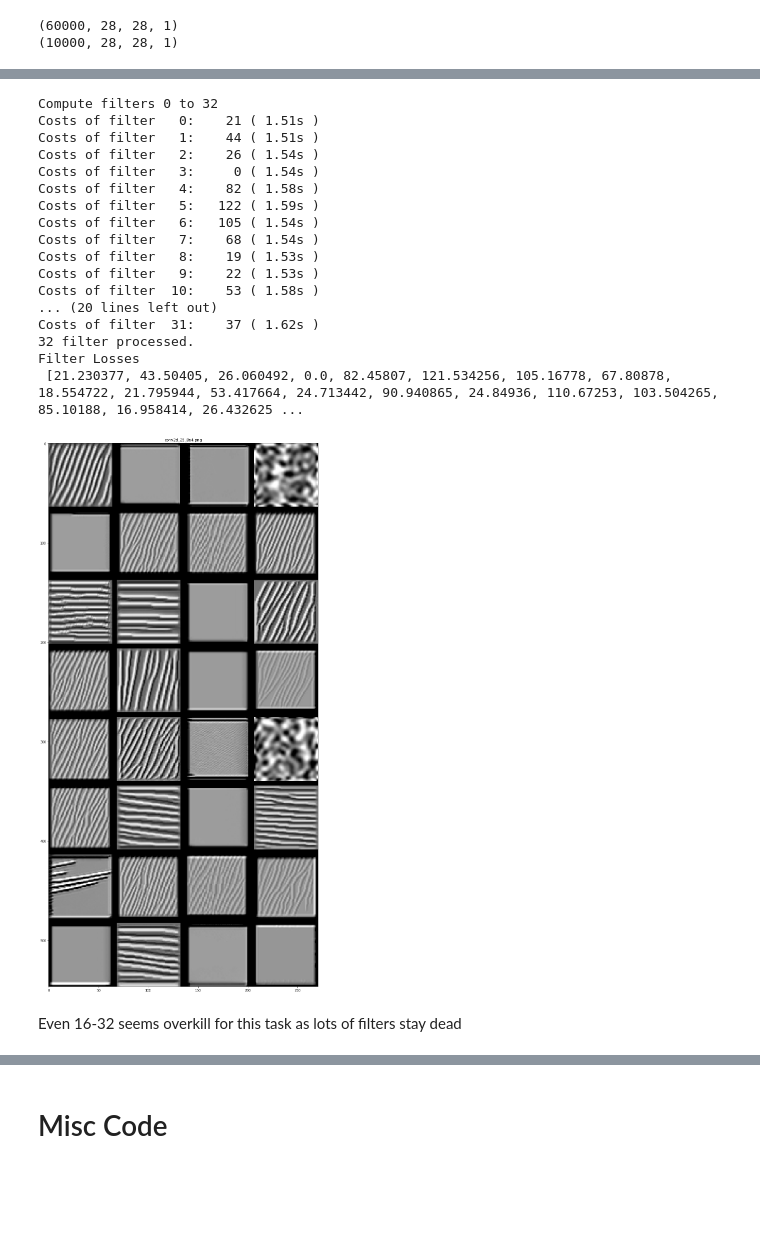
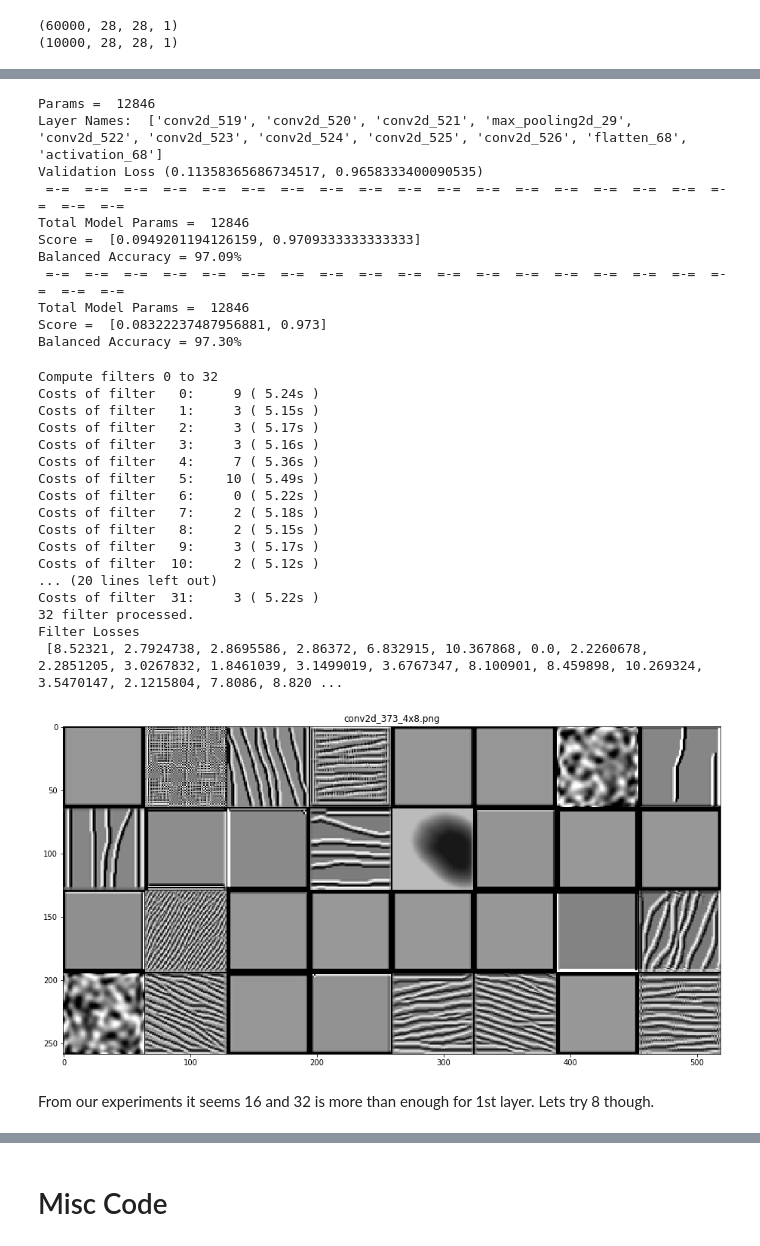
Before and after one commit to faizanahemad/eva, a Jupyter notebook: assignment-4/1st_CandidateArchitectures.ipynb, the cells around one changed output, grey strips where cells are left out. Cells and saved outputs as stored; diff of their text form; code cells hidden in the pictures; blank space fills up the shorter version.

```diff
--- a/assignment-4/1st_CandidateArchitectures.ipynb
+++ b/assignment-4/1st_CandidateArchitectures.ipynb
@@ -199,25 +215,66 @@ Filter Losses
+# %%
+model = Sequential()
+model.add(Convolution2D(32, 3, 3, activation='relu', input_shape=(28,28,1))) # 26
+model.add(Convolution2D(10, 1, activation='relu'))
+model.add(Convolution2D(16, 3,3, activation='relu')) # 24
+model.add(MaxPooling2D(pool_size=(2, 2))) #12
+
+model.add(Convolution2D(16, 3,3, activation='relu')) # 10
+model.add(Convolution2D(16, 3,3, activation='relu')) # 8
+model.add(Convolution2D(16, 3,3, activation='relu')) #6
+model.add(Convolution2D(10, 1, activation='relu')) #6
+model.add(Convolution2D(10, 6,6))
+
+model.add(Flatten())
+model.add(Activation('softmax'))
+print("Params = ",model.count_params())
+
+
+model.compile(loss='categorical_crossentropy',
+             optimizer="adam",
+             metrics=['accuracy'])
+
+train_history = model.fit(X_train, Y_train, batch_size=2048, epochs=10, verbose=0, shuffle=True, validation_split=0.1)
+print("Layer Names: ",[layer.name for layer in model.layers[0:]])
+val_metrics = (train_history.history['val_loss'][-1],train_history.history['val_acc'][-1])
+print("Validation Loss",val_metrics)
+
+_=evaluate(model,X_train, Y_train,classes=get_mnist_labels(),print_results=True, plot_results=False)
+_=evaluate(model,X_test, Y_test,classes=get_mnist_labels(),print_results=True, plot_results=False)
+# %% [output]
+Params =  12846
+Layer Names:  ['conv2d_519', 'conv2d_520', 'conv2d_521', 'max_pooling2d_29', 'conv2d_522', 'conv2d_523', 'conv2d_524', 'conv2d_525', 'conv2d_526', 'flatten_68', 'activation_68']
+Validation Loss (0.11358365686734517, 0.9658333400090535)
+ =-=  =-=  =-=  =-=  =-=  =-=  =-=  =-=  =-=  =-=  =-=  =-=  =-=  =-=  =-=  =-=  =-=  =-=  =-=  =-=
+Total Model Params =  12846
+Score =  [0.0949201194126159, 0.9709333333333333]
+Balanced Accuracy = 97.09%
+ =-=  =-=  =-=  =-=  =-=  =-=  =-=  =-=  =-=  =-=  =-=  =-=  =-=  =-=  =-=  =-=  =-=  =-=  =-=  =-=
+Total Model Params =  12846
+Score =  [0.08322237487956881, 0.973]
+Balanced Accuracy = 97.30%
 # %%
-visualize_layer(model,"conv2d_25",filter_range=(0,32),upscaling_steps=20,
+visualize_layer(model,"conv2d_373",filter_range=(0,32),upscaling_steps=20,
                     upscaling_factor=1.05,
-                    output_dim=(64, 64),step=1.,epochs=50)
+                    output_dim=(64, 64))
 # %% [output]
 Compute filters 0 to 32
-Costs of filter   0:    21 ( 1.51s )
-Costs of filter   1:    44 ( 1.51s )
-Costs of filter   2:    26 ( 1.54s )
-Costs of filter   3:     0 ( 1.54s )
-Costs of filter   4:    82 ( 1.58s )
-Costs of filter   5:   122 ( 1.59s )
-Costs of filter   6:   105 ( 1.54s )
-Costs of filter   7:    68 ( 1.54s )
-Costs of filter   8:    19 ( 1.53s )
-Costs of filter   9:    22 ( 1.53s )
-Costs of filter  10:    53 ( 1.58s )
+Costs of filter   0:     9 ( 5.24s )
+Costs of filter   1:     3 ( 5.15s )
+Costs of filter   2:     3 ( 5.17s )
+Costs of filter   3:     3 ( 5.16s )
+Costs of filter   4:     7 ( 5.36s )
+Costs of filter   5:    10 ( 5.49s )
+Costs of filter   6:     0 ( 5.22s )
+Costs of filter   7:     2 ( 5.18s )
+Costs of filter   8:     2 ( 5.15s )
+Costs of filter   9:     3 ( 5.17s )
+Costs of filter  10:     2 ( 5.12s )
 ... (20 lines left out)
-Costs of filter  31:    37 ( 1.62s )
+Costs of filter  31:     3 ( 5.22s )
 32 filter processed.
 Filter Losses
- [21.230377, 43.50405, 26.060492, 0.0, 82.45807, 121.534256, 105.16778, 67.80878, 18.554722, 21.795944, 53.417664, 24.713442, 90.940865, 24.84936, 110.67253, 103.504265, 85.10188, 16.958414, 26.432625 ...
+ [8.52321, 2.7924738, 2.8695586, 2.86372, 6.832915, 10.367868, 0.0, 2.2260678, 2.2851205, 3.0267832, 1.8461039, 3.1499019, 3.6767347, 8.100901, 8.459898, 10.269324, 3.5470147, 2.1215804, 7.8086, 8.820 ...
-[figure, old version]
+[figure, new version]
-# %% [markdown]
-Even 16-32 seems overkill for this task as lots of filters stay dead
+# %% [markdown]
+From our experiments it seems 16 and 32 is more than enough for 1st layer. Lets try 8 though.
```
Also changed, not shown: parts of 33 cells of this notebook.
